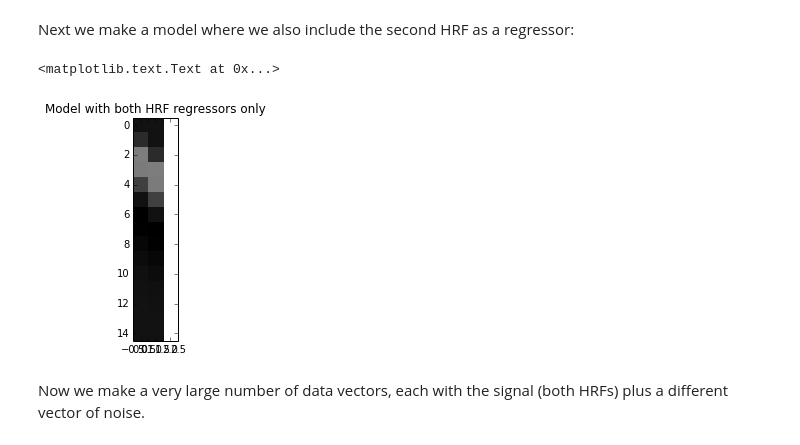
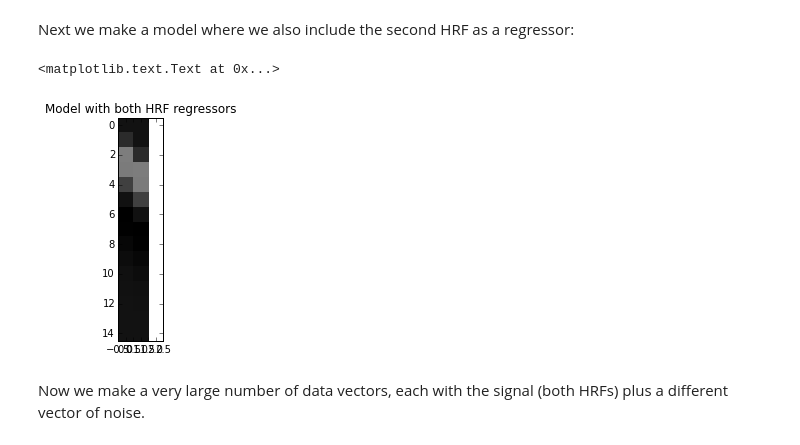
Before and after one commit to practical-neuroimaging/pna-notebooks, a Jupyter notebook: correlated_regressors.ipynb, the cells around one changed output. Cells and saved outputs as stored; diff of their text form; code cells hidden in the pictures.

Commit message:
Update correlated regressor notebook

```diff
--- a/correlated_regressors.ipynb
+++ b/correlated_regressors.ipynb
@@ -97,10 +99,10 @@ Next we make a model where we also include the second HRF as a regressor:
 # %%
 X_both = np.vstack((hrf1, hrf2, np.ones_like(hrf1))).T
 plt.imshow(X_both, interpolation='nearest', cmap='gray')
-plt.title('Model with both HRF regressors only')
+plt.title('Model with both HRF regressors')
 # %% [output]
 <matplotlib.text.Text at 0x...>
-[figure, old version]
+[figure, new version]
 # %% [markdown]
 Now we make a very large number of data vectors, each with the signal (both HRFs) plus a different vector of noise.
 # %%
```
Also changed, not shown: parts of 50 cells of this notebook.
